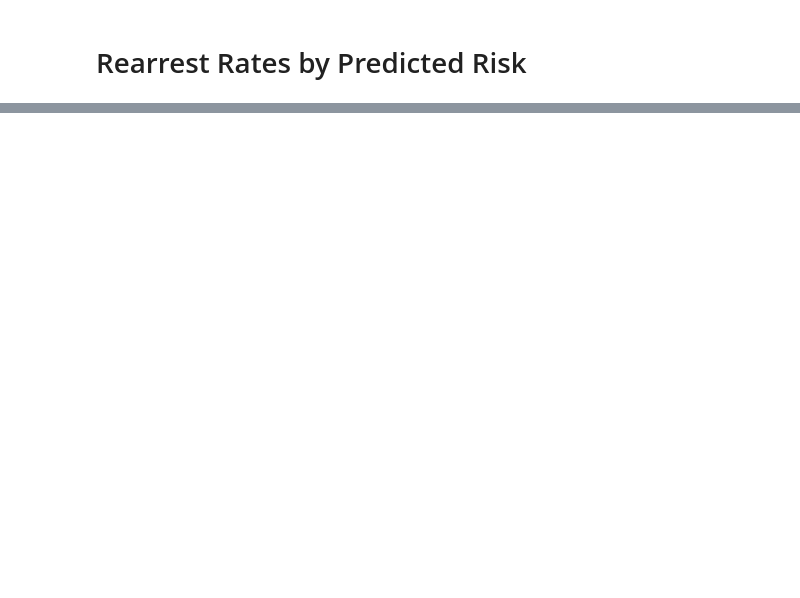
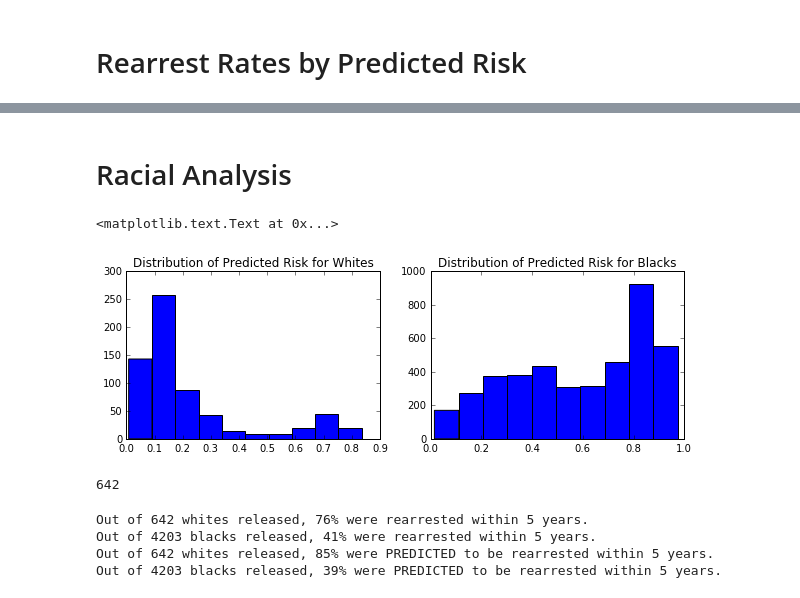
Before and after one commit to da1933/NODA, a Jupyter notebook: Risk.ipynb, the cells around one changed output, grey strips where cells are left out. Cells and saved outputs as stored; diff of their text form; code cells hidden in the pictures; blank space fills up the shorter version.

Commit message:
Added racial analysis, added modeling notebook with only final model

```diff
--- a/Risk.ipynb
+++ b/Risk.ipynb
@@ -163,0 +221,72 @@ chrg_rate_by_risk(0,1)
+# %% [markdown]
+# Racial Analysis
+# %%
+risk_race = pd.merge(val_risk, \
+                 data[['UNIQUE_ID','RACE','NEXT_ARREST_TIME']],\
+                 on='UNIQUE_ID', \
+                 how='left')
+
+val_pred = pd.read_csv('results/val_pred.csv', encoding = "ISO-8859-1", low_memory=False, index_col=0)
+
+risk_race = pd.merge(risk_race, \
+                 val_pred,\
+                 on='UNIQUE_ID', \
+                 how='left')
+
+
+risk_race = pd.merge(risk_race, \
+                 data_simple[['UNIQUE_ID','ADA_CODE']],\
+                 on='UNIQUE_ID', \
+                 how='left')
+
+risk_race = pd.merge(risk_race, \
+                 by_sada,\
+                 on='ADA_CODE', \
+                 how='left')
+
+
+risk_race = risk_race.dropna(axis=0, subset = ['ADA_CODE'])
+# %%
+chrg_rate_lower = 0
+chrg_rate_upper = 1
+
+by_race_W = risk_race[(risk_race['CHRG_RATE']>len_rate_lower)&\
+                          (risk_race['CHRG_RATE']<=len_rate_upper)&\
+                          (risk_race['RACE']=='W')
+                     ].copy()
+by_race_B = risk_race[(risk_race['CHRG_RATE']>len_rate_lower)&\
+                          (risk_race['CHRG_RATE']<=len_rate_upper)&\
+                          (risk_race['RACE']=='B')
+                     ].copy()
+# %%
+
+fig,ax = plt.subplots(1,2,figsize=(10,3))
+ax[0].hist(by_race_W['Risk'])
+ax[0].set_title('Distribution of Predicted Risk for Whites')
+ax[1].hist(by_race_B['Risk'])
+ax[1].set_title('Distribution of Predicted Risk for Blacks')
+# %% [output]
+<matplotlib.text.Text at 0x...>
+[figure, added]
+# %%
+by_race_W.shape[0]
+# %% [output]
+642
+# %%
+num_released_W = by_race_W.groupby('true_y')['true_y'].count().sum()
+rearrest_rate_W = by_race_W.groupby('true_y')['true_y'].count()[0]/num_released_W
+num_released_B = by_race_B.groupby('true_y')['true_y'].count().sum()
+rearrest_rate_B = by_race_B.groupby('true_y')['true_y'].count()[0]/num_released_B
+print('Out of %s whites released, %d%% were rearrested within 5 years.' %(num_released_W,rearrest_rate_W*100))
+print('Out of %s blacks released, %d%% were rearrested within 5 years.' %(num_released_B,rearrest_rate_B*100))
+
+
+pred_rearrest_rate_B = by_race_B.groupby('pred_y')['pred_y'].count()[0]/num_released_B
+pred_rearrest_rate_W = by_race_W.groupby('pred_y')['pred_y'].count()[0]/num_released_W
+print('Out of %s whites released, %d%% were PREDICTED to be rearrested within 5 years.' %(num_released_W,pred_rearrest_rate_W*100))
+print('Out of %s blacks released, %d%% were PREDICTED to be rearrested within 5 years.' %(num_released_B,pred_rearrest_rate_B*100))
+# %% [output]
+Out of 642 whites released, 76% were rearrested within 5 years.
+Out of 4203 blacks released, 41% were rearrested within 5 years.
+Out of 642 whites released, 85% were PREDICTED to be rearrested within 5 years.
+Out of 4203 blacks released, 39% were PREDICTED to be rearrested within 5 years.
```
Also changed, not shown: parts of 12 cells of this notebook, 2 other files.
